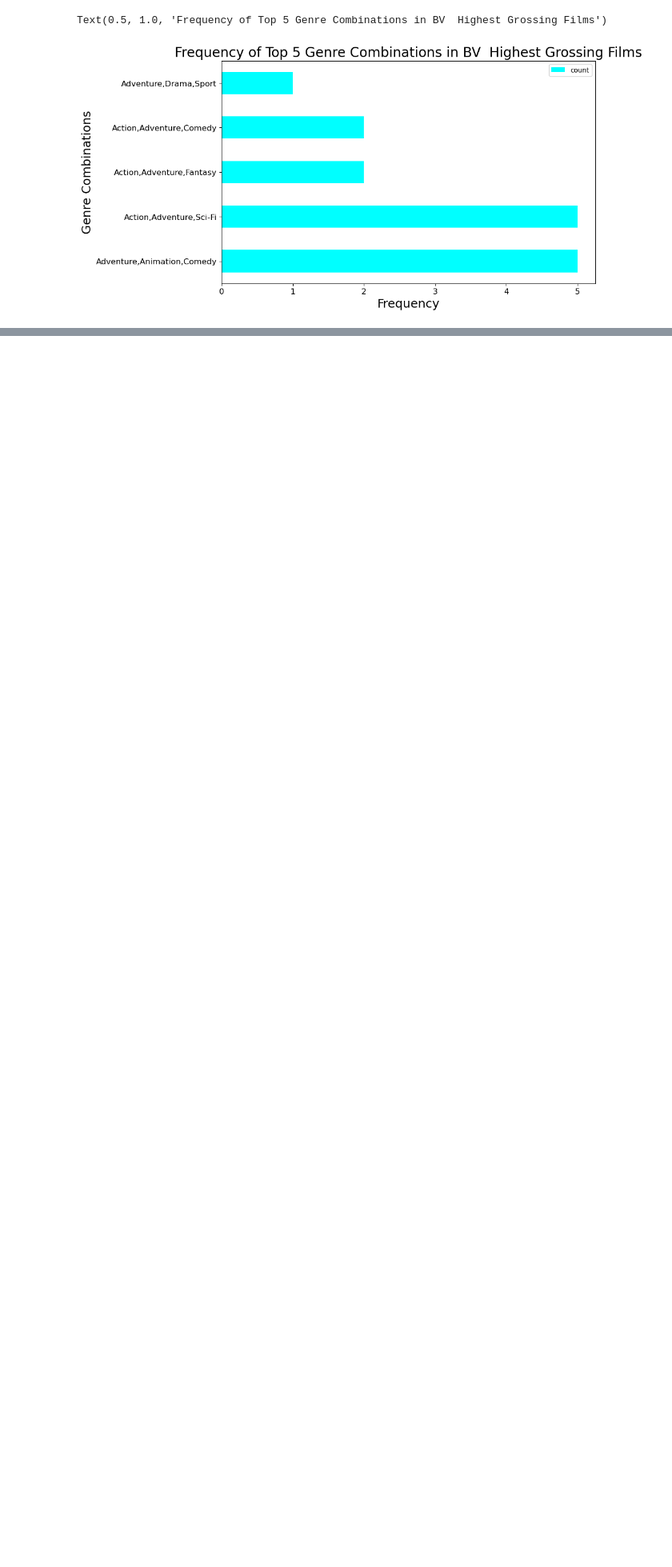
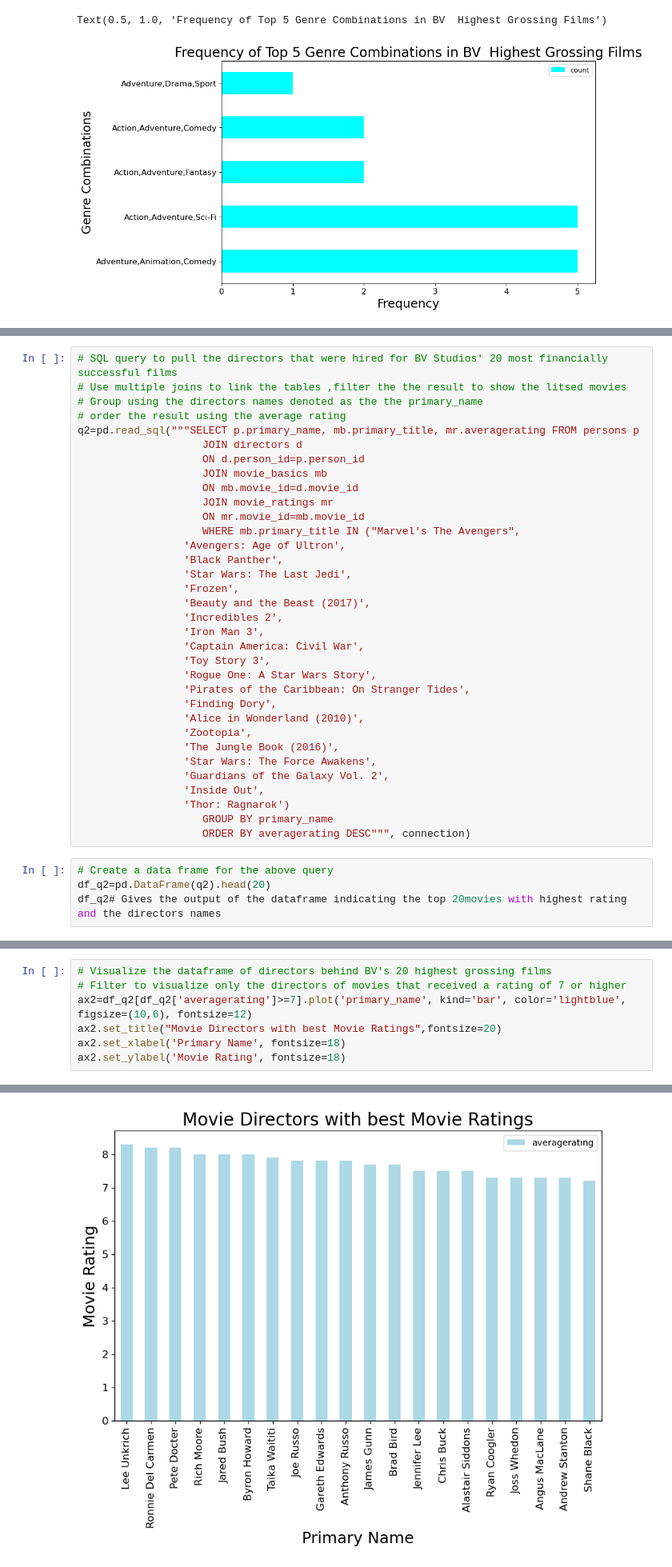
Before and after one commit to sophline/MICROSOFT-MOVIE-STUDIO-PROJECT, a Jupyter notebook: student.ipynb, the cells around one changed output, grey strips where cells are left out. Shown: that part at 80% size. Drawn from its saved outputs; the diff is of its cells as text; blank space fills up the shorter version.

Commit message:
Analysis of the Movie Ratings and  Movie Directors
It entails performing analysis to see using the sampled data of the BV studio which movies are best rated and their directors

```diff
--- a/student.ipynb
+++ b/student.ipynb
@@ -439,0 +467,38 @@ Text(0.5, 1.0, 'Frequency of Top 5 Genre Combinations in BV  Highest Grossing Fi
+# %%
+# SQL query to pull the directors that were hired for BV Studios' 20 most financially successful films
+# Use multiple joins to link the tables ,filter the the result to show the litsed movies
+# Group using the directors names denoted as the the primary_name
+# order the result using the average rating
+q2=pd.read_sql("""SELECT p.primary_name, mb.primary_title, mr.averagerating FROM persons p
+                    JOIN directors d
+                    ON d.person_id=p.person_id
+                    JOIN movie_basics mb
+                    ON mb.movie_id=d.movie_id
+                    JOIN movie_ratings mr
+                    ON mr.movie_id=mb.movie_id
+                    WHERE mb.primary_title IN ("Marvel's The Avengers",
+                 'Avengers: Age of Ultron',
+                 'Black Panther',
+                 'Star Wars: The Last Jedi',
+                 'Frozen',
+                 'Beauty and the Beast (2017)',
+                 'Incredibles 2',
+                 'Iron Man 3',
+                 'Captain America: Civil War',
+                 'Toy Story 3',
+                 'Rogue One: A Star Wars Story',
+                 'Pirates of the Caribbean: On Stranger Tides',
+                 'Finding Dory',
+                 'Alice in Wonderland (2010)',
+                 'Zootopia',
+                 'The Jungle Book (2016)',
+                 'Star Wars: The Force Awakens',
+                 'Guardians of the Galaxy Vol. 2',
+                 'Inside Out',
+                 'Thor: Ragnarok')
+                    GROUP BY primary_name
+                    ORDER BY averagerating DESC""", connection)
+# %%
+# Create a data frame for the above query
+df_q2=pd.DataFrame(q2).head(20)
+df_q2# Gives the output of the dataframe indicating the top 20movies with highest rating and the directors names
@@ -439,0 +529,8 @@ Text(0.5, 1.0, 'Frequency of Top 5 Genre Combinations in BV  Highest Grossing Fi
+# %%
+# Visualize the dataframe of directors behind BV's 20 highest grossing films
+# Filter to visualize only the directors of movies that received a rating of 7 or higher
+ax2=df_q2[df_q2['averagerating']>=7].plot('primary_name', kind='bar', color='lightblue', figsize=(10,6), fontsize=12)
+ax2.set_title("Movie Directors with best Movie Ratings",fontsize=20)
+ax2.set_xlabel('Primary Name', fontsize=18)
+ax2.set_ylabel('Movie Rating', fontsize=18)
+# %% [output]
@@ -439,0 +538 @@ Text(0.5, 1.0, 'Frequency of Top 5 Genre Combinations in BV  Highest Grossing Fi
+[figure, added]
```
Also changed, not shown: parts of 14 cells of this notebook.
